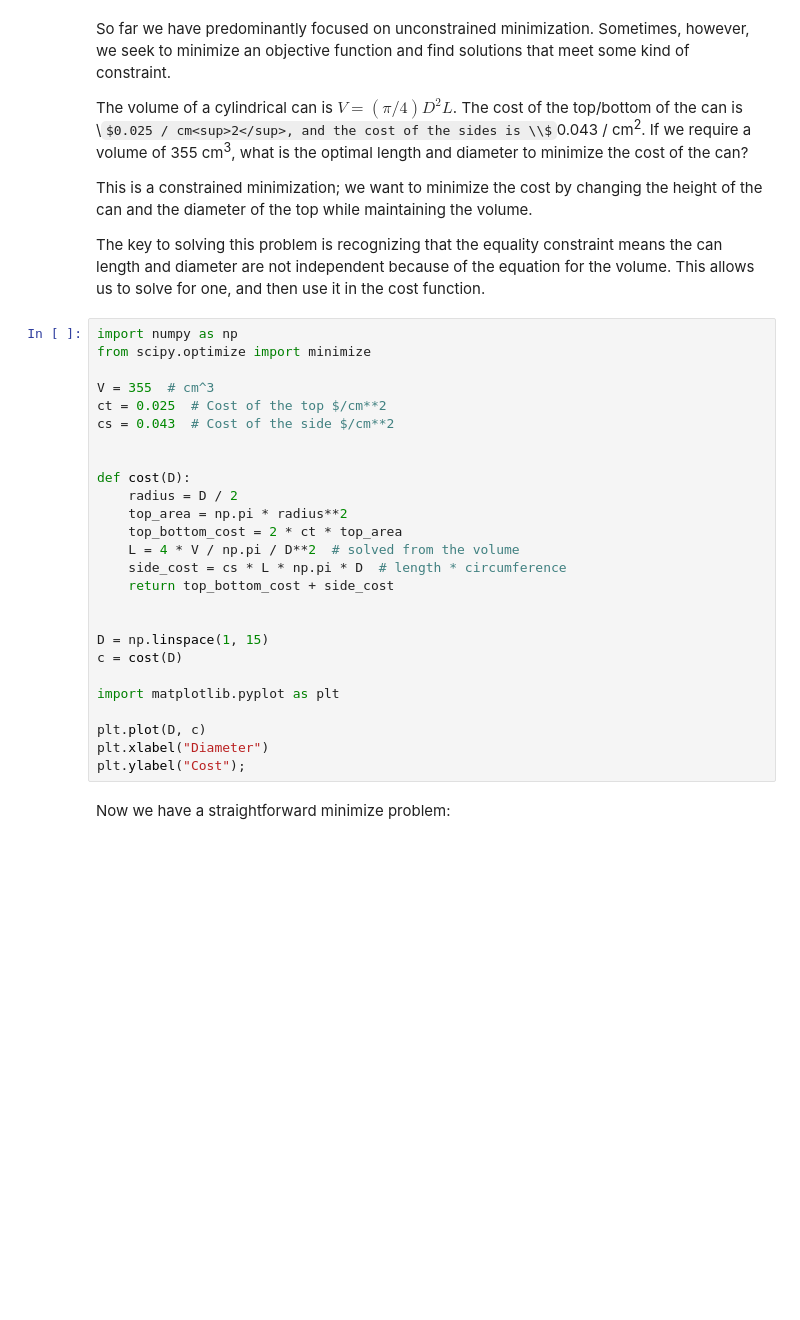
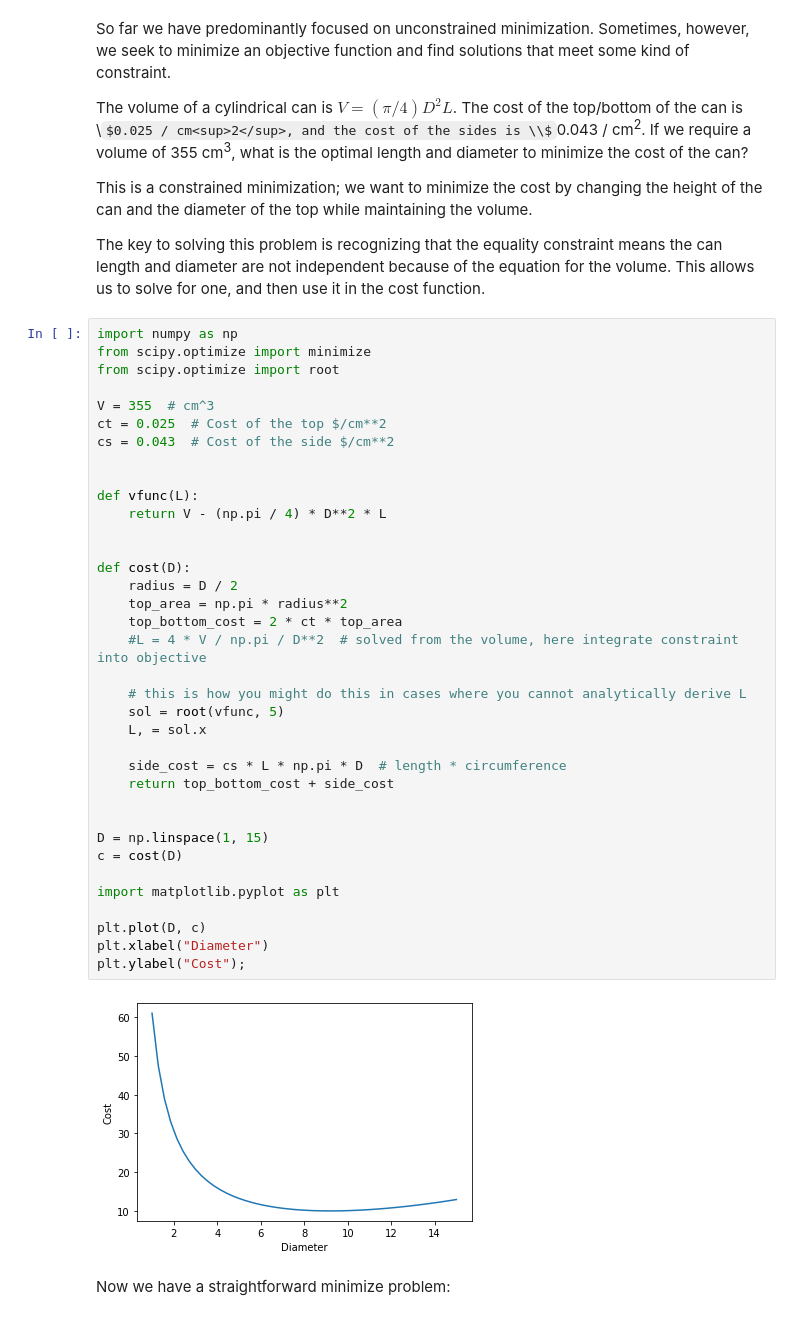
Before and after one commit to Steel-Bank-codespaces/f22-06623, a Jupyter notebook: lectures/13-constrained-optimization/13-constrained-optimization.ipynb, the cells around one changed output. Saved outputs shown, nothing was run; the diff lists cells and outputs as text; some formulas as TeX source; blank space fills up the shorter version.

```diff
--- a/lectures/13-constrained-optimization/13-constrained-optimization.ipynb
+++ b/lectures/13-constrained-optimization/13-constrained-optimization.ipynb
@@ -20,29 +20,41 @@ The key to solving this problem is recognizing that the equality constraint mean
 # %%
 import numpy as np
 from scipy.optimize import minimize
+from scipy.optimize import root
 
 V = 355  # cm^3
 ct = 0.025  # Cost of the top $/cm**2
 cs = 0.043  # Cost of the side $/cm**2
 
 
+def vfunc(L):
+    return V - (np.pi / 4) * D**2 * L
+
+
 def cost(D):
     radius = D / 2
     top_area = np.pi * radius**2
     top_bottom_cost = 2 * ct * top_area
-    L = 4 * V / np.pi / D**2  # solved from the volume
+    #L = 4 * V / np.pi / D**2  # solved from the volume, here integrate constraint into objective
+
+    # this is how you might do this in cases where you cannot analytically derive L
+    sol = root(vfunc, 5)
+    L, = sol.x
+
     side_cost = cs * L * np.pi * D  # length * circumference
     return top_bottom_cost + side_cost
 
 
 D = np.linspace(1, 15)
 c = cost(D)
 
 import matplotlib.pyplot as plt
 
 plt.plot(D, c)
 plt.xlabel("Diameter")
 plt.ylabel("Cost");
+# %% [output]
+[figure, added]
 # %% [markdown]
 Now we have a straightforward minimize problem:
 # %%
```
Also changed, not shown: parts of 28 cells of this notebook.
